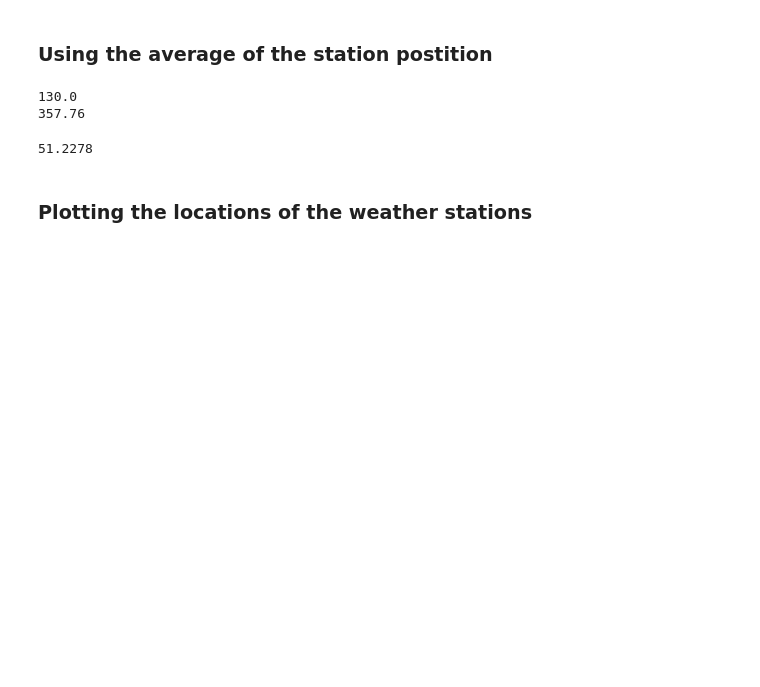
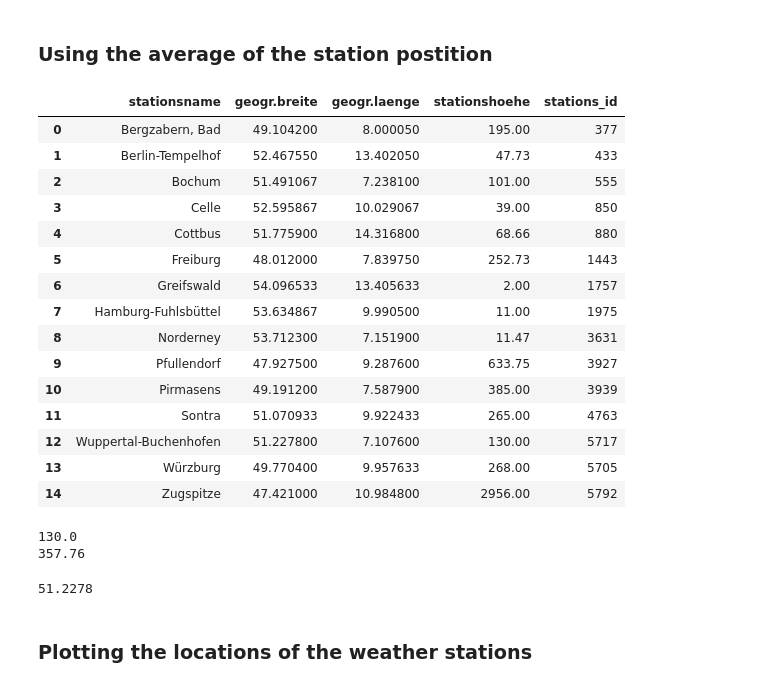
Before and after one commit to Fxvdi/dabi2-project, a Jupyter notebook: geographie.ipynb, the cells around one changed output. Saved outputs shown, nothing was run; the diff lists cells and outputs as text; code cells hidden in the pictures; blank space fills up the shorter version.

```diff
--- a/geographie.ipynb
+++ b/geographie.ipynb
@@ -137,13 +140,35 @@ geodaten.head(500)
 # %%
 mittelpunkt_stationen_br = geodaten.groupby("stationsname")["geogr.breite"].mean()
 mittelpunkt_stationen_la = geodaten.groupby("stationsname")["geogr.laenge"].mean()
 stations_mittelwert = geodaten.groupby("stationsname")["stationshoehe"].median()
 
+stations_id = geodaten.loc[:, ["stations_id", "stationsname"]].drop_duplicates()
+
 mittelpunkt_koordinaten = pd.merge(mittelpunkt_stationen_br,mittelpunkt_stationen_la, on="stationsname")
 mittelpunkt_koordinaten = pd.merge(mittelpunkt_koordinaten, stations_mittelwert, on="stationsname")
+mittelpunkt_koordinaten = pd.merge(mittelpunkt_koordinaten, stations_id, on="stationsname")
 
-mittelpunkt_koordinaten.reset_index(drop=False, inplace=True)
+mittelpunkt_koordinaten.reset_index(drop=True, inplace=True)
 mittelpunkt_koordinaten.to_csv("geographie.csv")
+
+mittelpunkt_koordinaten
+# %% [output]
+|  | stationsname | geogr.breite | geogr.laenge | stationshoehe | stations_id |
+| 0 | Bergzabern, Bad | 49.104200 | 8.000050 | 195.00 | 377 |
+| 1 | Berlin-Tempelhof | 52.467550 | 13.402050 | 47.73 | 433 |
+| 2 | Bochum | 51.491067 | 7.238100 | 101.00 | 555 |
+| 3 | Celle | 52.595867 | 10.029067 | 39.00 | 850 |
+| 4 | Cottbus | 51.775900 | 14.316800 | 68.66 | 880 |
+| 5 | Freiburg | 48.012000 | 7.839750 | 252.73 | 1443 |
+| 6 | Greifswald | 54.096533 | 13.405633 | 2.00 | 1757 |
+| 7 | Hamburg-Fuhlsbüttel | 53.634867 | 9.990500 | 11.00 | 1975 |
+| 8 | Norderney | 53.712300 | 7.151900 | 11.47 | 3631 |
+| 9 | Pfullendorf | 47.927500 | 9.287600 | 633.75 | 3927 |
+| 10 | Pirmasens | 49.191200 | 7.587900 | 385.00 | 3939 |
+| 11 | Sontra | 51.070933 | 9.922433 | 265.00 | 4763 |
+| 12 | Wuppertal-Buchenhofen | 51.227800 | 7.107600 | 130.00 | 5717 |
+| 13 | Würzburg | 49.770400 | 9.957633 | 268.00 | 5705 |
+| 14 | Zugspitze | 47.421000 | 10.984800 | 2956.00 | 5792 |
 # %%
 median_hoehe = stations_mittelwert.median()
 durschnitt_hoehe = round(stations_mittelwert.mean(),2)
```
Also changed, not shown: parts of 5 cells of this notebook.
